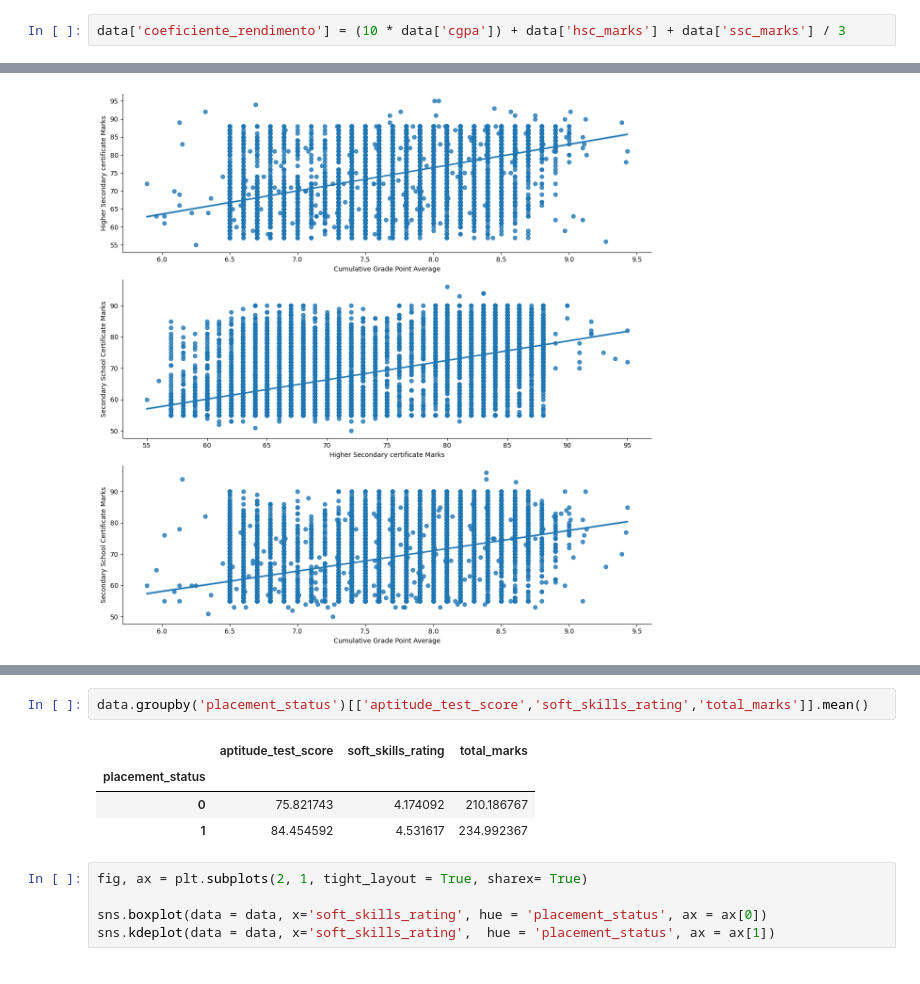
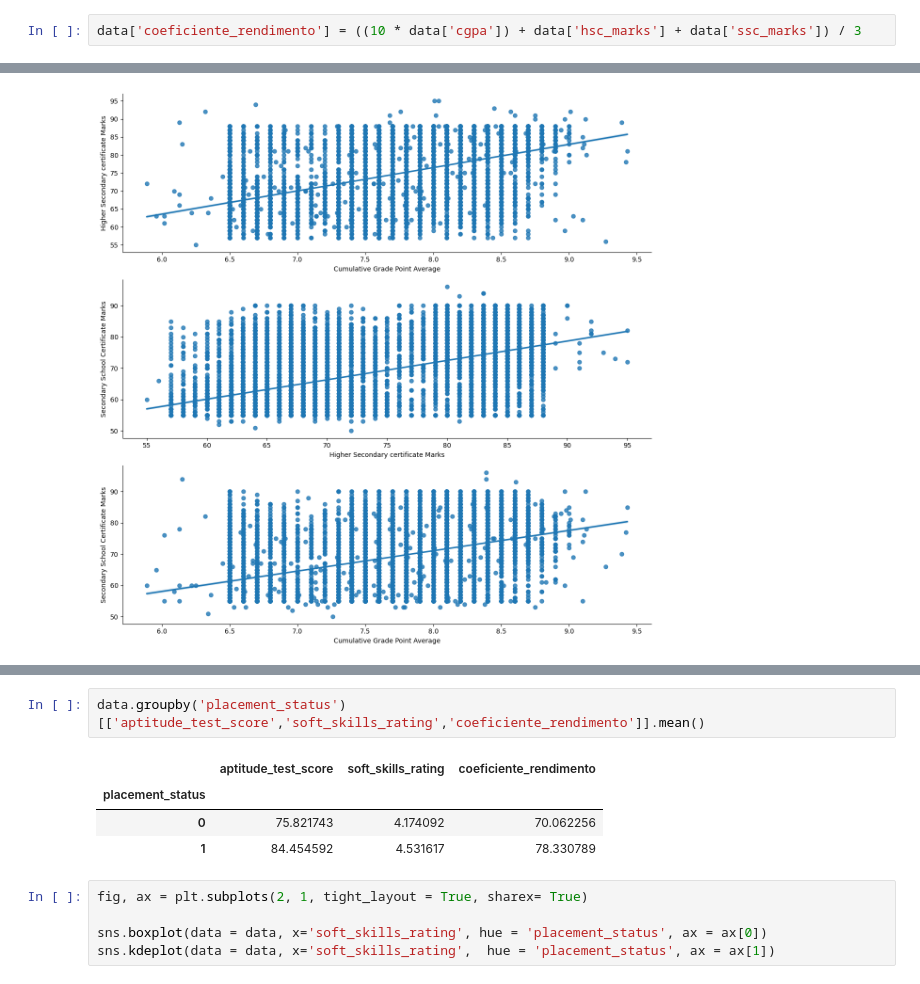
Before and after one commit to Alexandre-Esposte/JobProphet, a Jupyter notebook: notebooks/analise.ipynb, the cells around one changed output, grey strips where cells are left out. Drawn from its saved outputs; the diff is of its cells as text.

```diff
--- a/notebooks/analise.ipynb
+++ b/notebooks/analise.ipynb
@@ -460,7 +460,7 @@ data.groupby(['placement_status'])[['cgpa','hsc_marks','ssc_marks']].median()
 | 0 | 7.5 | 69.0 | 62.0 |
 | 1 | 8.2 | 83.0 | 76.0 |
 # %%
-data['coeficiente_rendimento'] = (10 * data['cgpa']) + data['hsc_marks'] + data['ssc_marks'] / 3
+data['coeficiente_rendimento'] = ((10 * data['cgpa']) + data['hsc_marks'] + data['ssc_marks']) / 3
 # %%
 fig, ax = plt.subplots(3,1, tight_layout = True, figsize= (12,12))
 sns.kdeplot(data = data, x='cgpa', hue='placement_status', ax = ax[2])
@@ -525,10 +539,10 @@ R:
 # %%
-data.groupby('placement_status')[['aptitude_test_score','soft_skills_rating','total_marks']].mean()
+data.groupby('placement_status')[['aptitude_test_score','soft_skills_rating','coeficiente_rendimento']].mean()
 # %% [output]
-|  | aptitude_test_score | soft_skills_rating | total_marks |
+|  | aptitude_test_score | soft_skills_rating | coeficiente_rendimento |
 | placement_status |  |  |  |
-| 0 | 75.821743 | 4.174092 | 210.186767 |
-| 1 | 84.454592 | 4.531617 | 234.992367 |
+| 0 | 75.821743 | 4.174092 | 70.062256 |
+| 1 | 84.454592 | 4.531617 | 78.330789 |
 # %%
 fig, ax = plt.subplots(2, 1, tight_layout = True, sharex= True)
 
```
Also changed, not shown: parts of 10 cells of this notebook.
